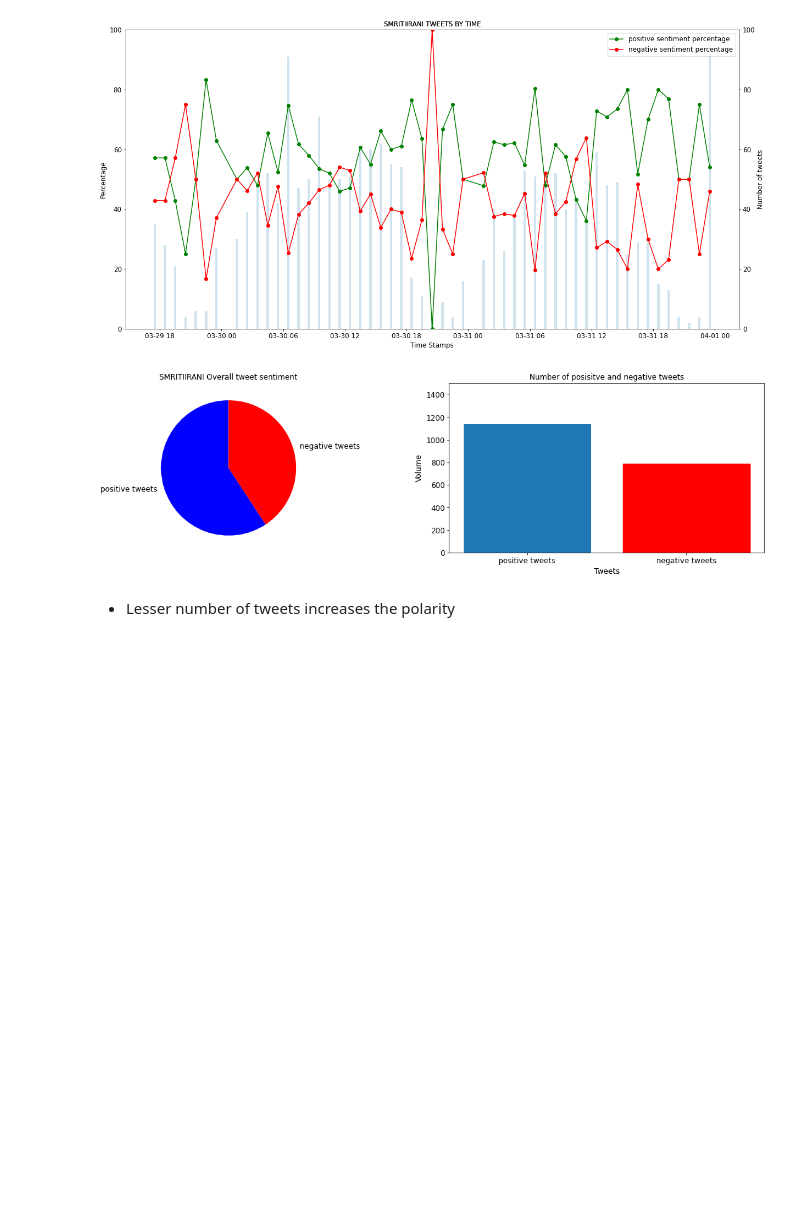
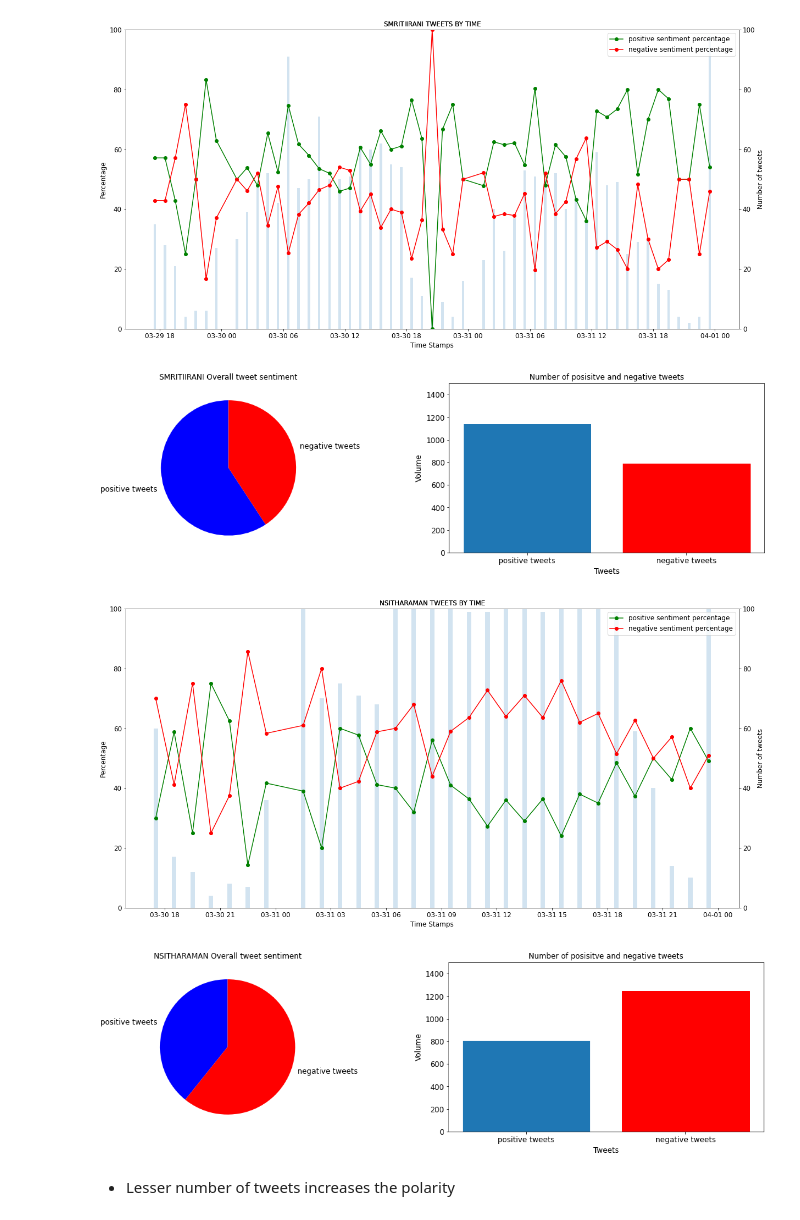
Before and after one commit to Varun487/Live_Tweet_Sentiment_Analyasis, a Jupyter notebook: Model/Visualization.ipynb, the cells around one changed output. Saved outputs shown, nothing was run; the diff lists cells and outputs as text; code cells hidden in the pictures; blank space fills up the shorter version.

```diff
--- a/Model/Visualization.ipynb
+++ b/Model/Visualization.ipynb
@@ -313,6 +318,11 @@ draw_graphs('smritiirani')
 # %% [output]
 [figure]
 [figure]
+# %%
+draw_graphs('nsitharaman')
+# %% [output]
+[figure, added]
+[figure, added]
 # %% [markdown]
 - Lesser number of tweets increases the polarity
 # %%
```
Also changed, not shown: parts of 4 cells of this notebook, 4 other files.
